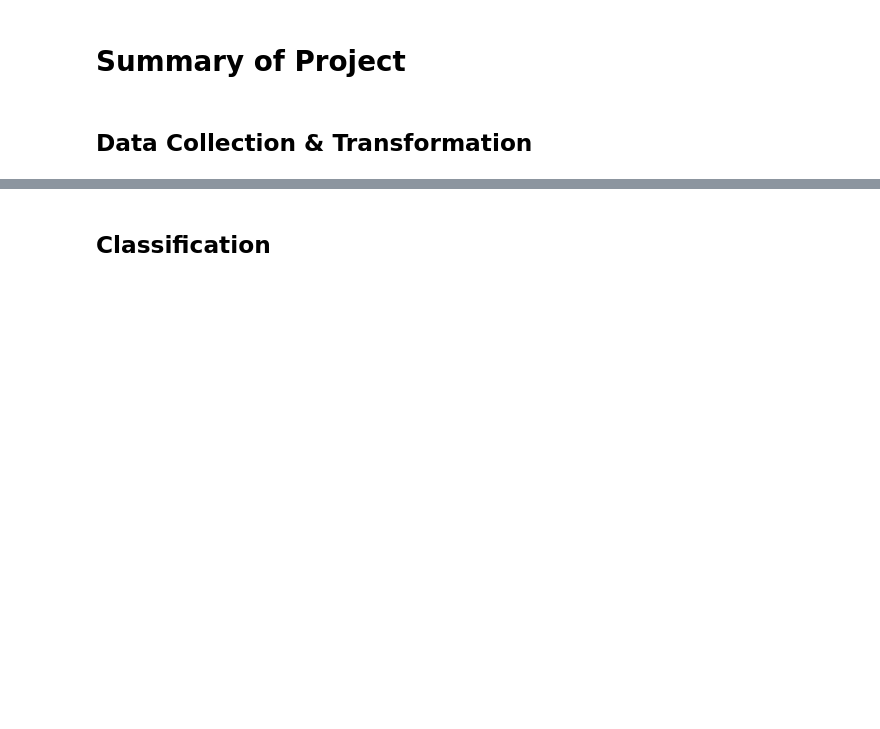
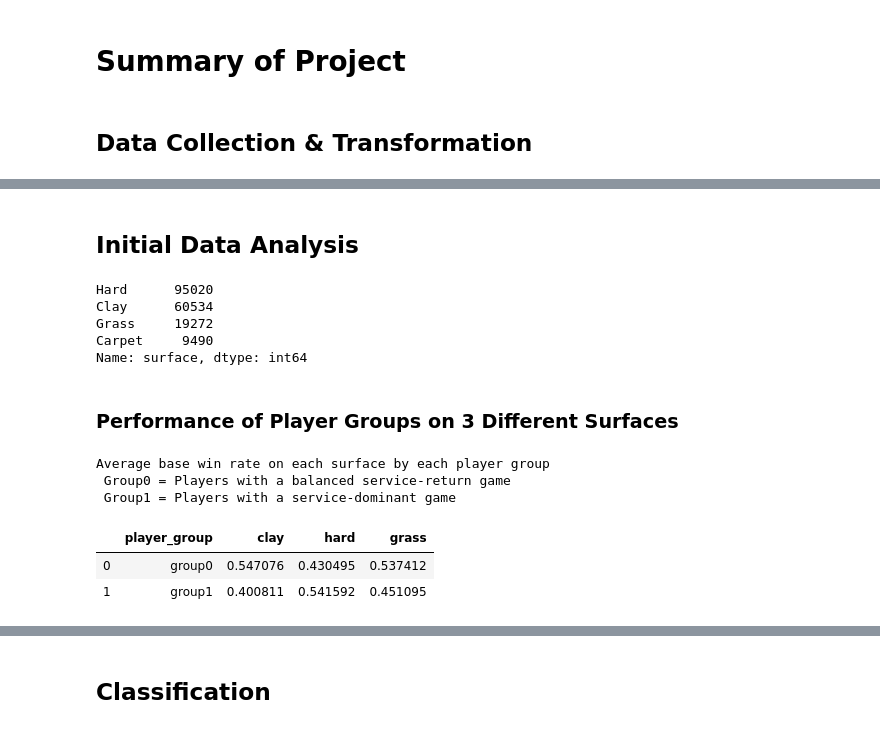
Before and after one commit to songyingho/atptour_analysis, a Jupyter notebook: index.ipynb, the cells around one changed output, grey strips where cells are left out. Cells and saved outputs as stored; diff of their text form; code cells hidden in the pictures; blank space fills up the shorter version.

```diff
--- a/index.ipynb
+++ b/index.ipynb
@@ -63,0 +99,60 @@ user_test()
+# %% [markdown]
+## Initial Data Analysis
+# %%
+df = pd.read_csv('index_csv/merged_df.csv')
+# %%
+# Court distribution
+df['surface'].value_counts()
+# %% [output]
+Hard      95020
+Clay      60534
+Grass     19272
+Carpet     9490
+Name: surface, dtype: int64
+# %% [markdown]
+### Performance of Player Groups on 3 Different Surfaces
+# %%
+# Hard court statistics per cluster group
+hard_df = df[df.surface == 'Hard']
+val_count_group_hard_group0 = hard_df[hard_df.group == 1.0]['winner'].value_counts()
+val_count_group_hard_group1 = hard_df[hard_df.group == 0.0]['winner'].value_counts()
+
+# Clay court statistics per cluster group
+clay_df = df[df.surface == 'Clay']
+val_count_group_clay_group0 = clay_df[clay_df.group == 0.0]['winner'].value_counts()
+val_count_group_clay_group1 = clay_df[clay_df.group == 1.0]['winner'].value_counts()
+
+# Grass court statistics per cluster group
+grass_df = df[df.surface == 'Grass']
+val_count_group_grass_group0 = grass_df[grass_df.group == 0.0]['winner'].value_counts()
+val_count_group_grass_group1 = grass_df[grass_df.group == 1.0]['winner'].value_counts()
+# %%
+# Base win rate per player group per surface
+
+base_win_rate_per_surface = pd.DataFrame(columns = ['player_group', 'clay', 'hard', 'grass'])
+
+base_win_rate_per_surface = base_win_rate_per_surface.append(pd.Series(), ignore_index=True)
+base_win_rate_per_surface = base_win_rate_per_surface.append(pd.Series(), ignore_index=True)
+base_win_rate_per_surface['player_group'] = ['group0', 'group1']
+
+base_win_rate_per_surface['hard'] = [val_count_group_hard_group0.loc[1.0] / val_count_group_hard_group0.sum(),
+                                     val_count_group_hard_group1.loc[1.0] / val_count_group_hard_group1.sum()]
+
+base_win_rate_per_surface['clay'] = [val_count_group_clay_group0.loc[1.0] / val_count_group_clay_group0.sum(),
+                                     val_count_group_clay_group1.loc[1.0] / val_count_group_clay_group1.sum()]
+
+base_win_rate_per_surface['grass'] = [val_count_group_grass_group0.loc[1.0] / val_count_group_grass_group0.sum(),
+                                     val_count_group_grass_group1.loc[1.0] / val_count_group_grass_group1.sum()]
+
+print("Average base win rate on each surface by each player group \n \
+Group0 = Players with a balanced service-return game \n \
+Group1 = Players with a service-dominant game")
+
+base_win_rate_per_surface
+# %% [output]
+Average base win rate on each surface by each player group
+ Group0 = Players with a balanced service-return game
+ Group1 = Players with a service-dominant game
+|  | player_group | clay | hard | grass |
+| 0 | group0 | 0.547076 | 0.430495 | 0.537412 |
+| 1 | group1 | 0.400811 | 0.541592 | 0.451095 |
```
Also changed, not shown: parts of 39 cells of this notebook, 2 other files.
